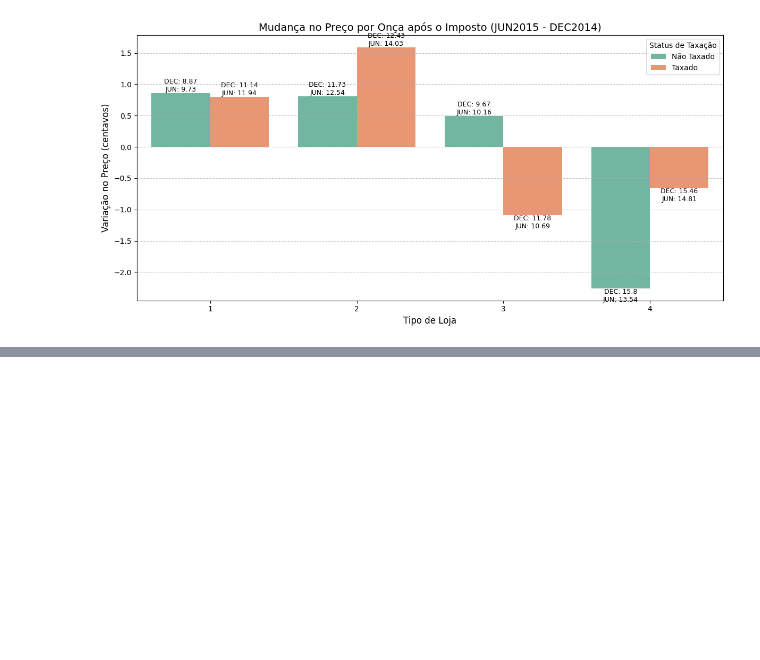
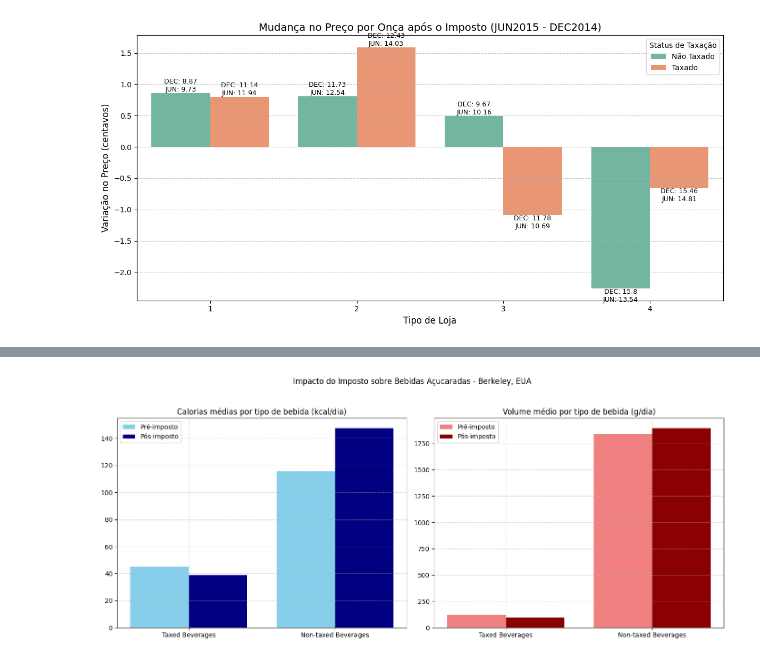
Before and after one commit to MatheusScapolan/trabalho_02, a Jupyter notebook: passo_1_2.ipynb, the cells around one changed output, grey strips where cells are left out. Drawn from its saved outputs; the diff is of its cells as text; code cells hidden in the pictures; blank space fills up the shorter version.

```diff
--- a/passo_1_2.ipynb
+++ b/passo_1_2.ipynb
@@ -411 +325,44 @@ month_year
 [figure]
+# %%
+# Passo 6 da Instrução:
+
+import matplotlib.pyplot as plt
+
+# Dados da tabela extraídos manualmente
+categories = ['Taxed Beverages', 'Non-taxed Beverages']
+
+# Ingestão calórica antes e depois do imposto
+calories_pre = [45.1, 115.7]
+calories_post = [38.7, 147.6]
+
+# Volume ingerido antes e depois do imposto
+volume_pre = [121.0, 1839.4]
+volume_post = [97.0, 1896.5]
+
+# Configuração do gráfico: barras lado a lado
+fig, axs = plt.subplots(1, 2, figsize=(14, 6))
+x = range(len(categories))
+
+# Gráfico da ingestão calórica
+axs[0].bar([i - 0.2 for i in x], calories_pre, width=0.4, label='Pré-imposto', color='skyblue')
+axs[0].bar([i + 0.2 for i in x], calories_post, width=0.4, label='Pós-imposto', color='navy')
+axs[0].set_title('Calorias médias por tipo de bebida (kcal/dia)')
+axs[0].set_xticks(x)
+axs[0].set_xticklabels(categories)
+axs[0].legend()
+axs[0].grid(True, linestyle='--', alpha=0.5)
+
+# Gráfico do volume consumido
+axs[1].bar([i - 0.2 for i in x], volume_pre, width=0.4, label='Pré-imposto', color='lightcoral')
+axs[1].bar([i + 0.2 for i in x], volume_post, width=0.4, label='Pós-imposto', color='darkred')
+axs[1].set_title('Volume médio por tipo de bebida (g/dia)')
+axs[1].set_xticks(x)
+axs[1].set_xticklabels(categories)
+axs[1].legend()
+axs[1].grid(True, linestyle='--', alpha=0.5)
+
+plt.suptitle('Impacto do Imposto sobre Bebidas Açucaradas - Berkeley, EUA')
+plt.tight_layout(rect=[0, 0, 1, 0.95])
+plt.show()
+# %% [output]
+[figure, added]
```
Also changed, not shown: parts of 3 cells of this notebook.
